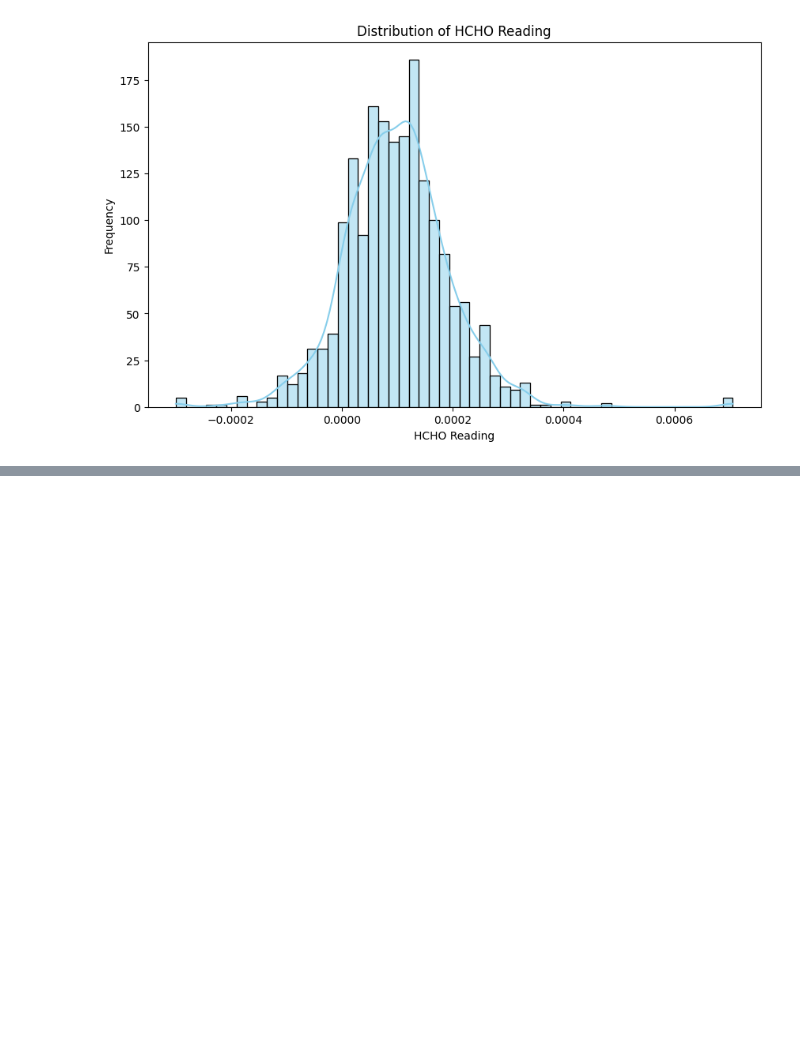
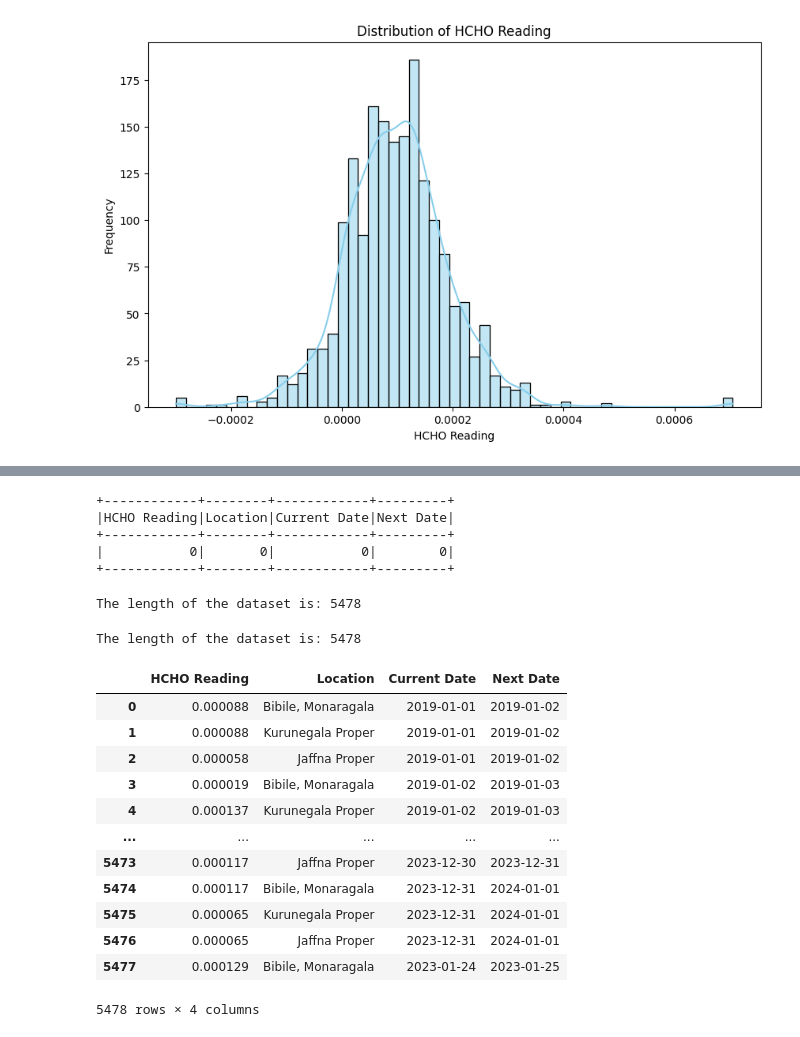
Before and after one commit to VinukaSilva/HCHO-Prediction, a Jupyter notebook: Pre Processing.ipynb, the cells around one changed output, grey strips where cells are left out. Drawn from its saved outputs; the diff is of its cells as text; code cells hidden in the pictures; blank space fills up the shorter version.

Commit message:
Mon-kur-jaf dataset preprocessing

```diff
--- a/Pre Processing.ipynb
+++ b/Pre Processing.ipynb
@@ -368,0 +371,3 @@ cmn_data.to_csv("preprocessed_dataset/kan_pp.csv", index=False)
+# %%
+# Load the dataset
+mkj_data = spark.read.csv("dataset/mon_kur_jaf_output.csv", header=None, inferSchema=True)
@@ -368,0 +484,13 @@ cmn_data.to_csv("preprocessed_dataset/kan_pp.csv", index=False)
+# %%
+mkj_data.select(*[sum_(col(c).isNull().cast("int")).alias(c) for c in mkj_data.columns]).show()
+# %% [output]
++------------+--------+------------+---------+
+|HCHO Reading|Location|Current Date|Next Date|
++------------+--------+------------+---------+
+|           0|       0|           0|        0|
++------------+--------+------------+---------+
+# %%
+dataset_length = mkj_data.count()
+print("The length of the dataset is:", dataset_length)
+# %% [output]
+The length of the dataset is: 5478
@@ -368,0 +499,23 @@ cmn_data.to_csv("preprocessed_dataset/kan_pp.csv", index=False)
+# %%
+dataset_length = mkj_data.count()
+print("The length of the dataset is:", dataset_length)
+# %% [output]
+The length of the dataset is: 5478
+# %%
+# Convert the PySpark DataFrame to a Pandas DataFrame
+mkj_data = mkj_data.toPandas()
+mkj_data
+# %% [output]
+|  | HCHO Reading | Location | Current Date | Next Date |
+| 0 | 0.000088 | Bibile, Monaragala | 2019-01-01 | 2019-01-02 |
+| 1 | 0.000088 | Kurunegala Proper | 2019-01-01 | 2019-01-02 |
+| 2 | 0.000058 | Jaffna Proper | 2019-01-01 | 2019-01-02 |
+| 3 | 0.000019 | Bibile, Monaragala | 2019-01-02 | 2019-01-03 |
+| 4 | 0.000137 | Kurunegala Proper | 2019-01-02 | 2019-01-03 |
+| ... | ... | ... | ... | ... |
+| 5473 | 0.000117 | Jaffna Proper | 2023-12-30 | 2023-12-31 |
+| 5474 | 0.000117 | Bibile, Monaragala | 2023-12-31 | 2024-01-01 |
+| 5475 | 0.000065 | Kurunegala Proper | 2023-12-31 | 2024-01-01 |
+| 5476 | 0.000065 | Jaffna Proper | 2023-12-31 | 2024-01-01 |
+| 5477 | 0.000129 | Bibile, Monaragala | 2023-01-24 | 2023-01-25 |
+5478 rows × 4 columns
```
Also changed, not shown: parts of 11 cells of this notebook, 1 other file.
